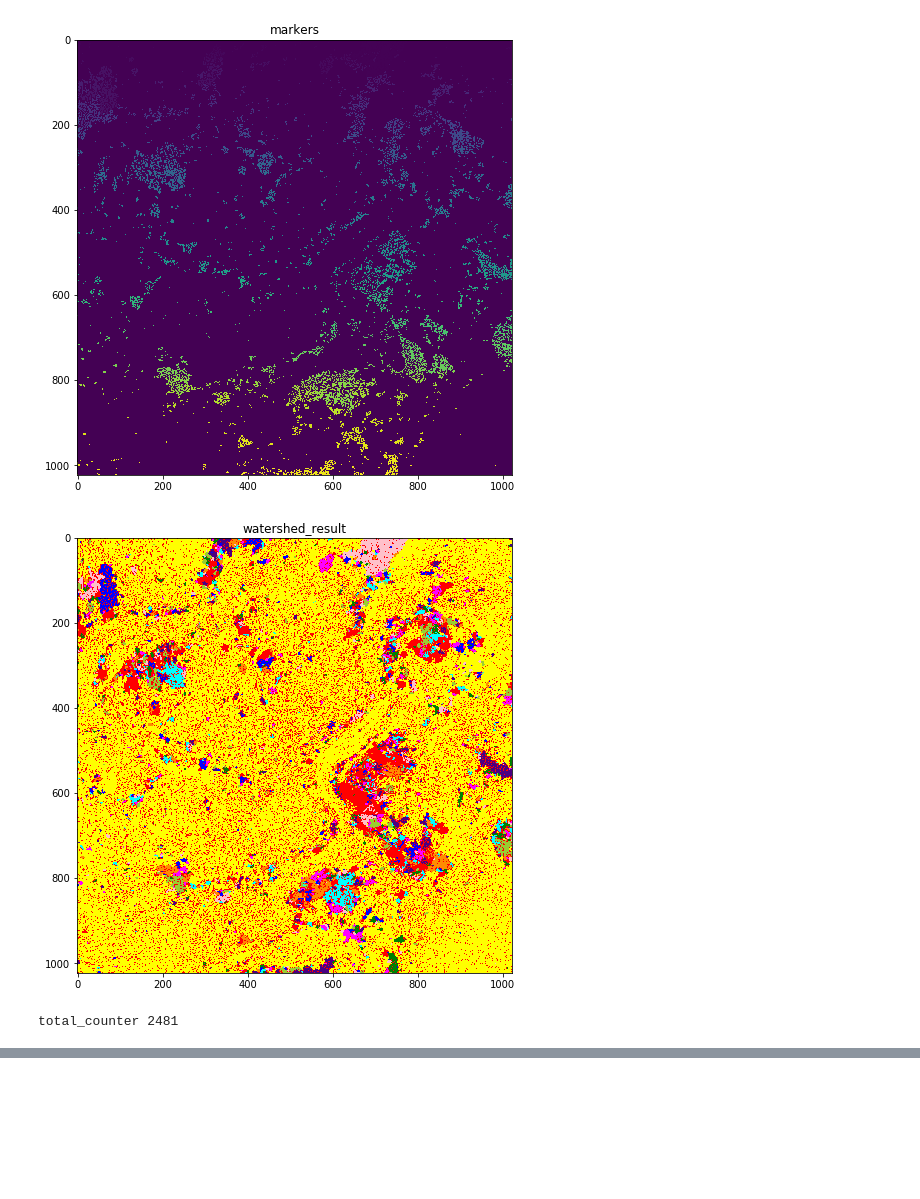
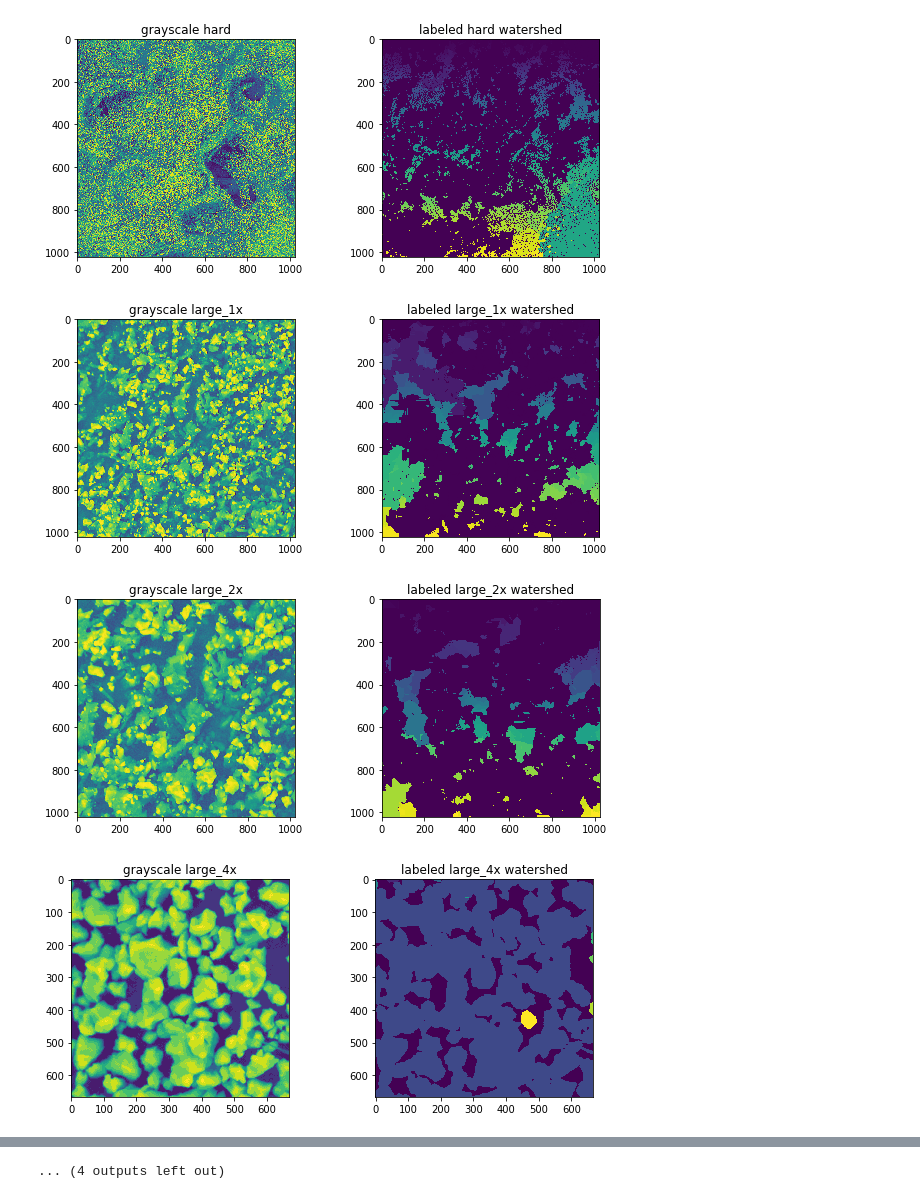
Before and after one commit to Toliak/particle-counter, a Jupyter notebook: notebooks/watershed.ipynb, the cells around one changed output, grey strips where cells are left out. Saved outputs shown, nothing was run; the diff lists cells and outputs as text; code cells hidden in the pictures; blank space fills up the shorter version.

Commit message:
Complete watershed for better output

```diff
--- a/notebooks/watershed.ipynb
+++ b/notebooks/watershed.ipynb
@@ -39,33 +11,42 @@ visualize(distance, 'distance')
-# %%
-from scipy.ndimage import label
-
-markers = label(denoised > MINIMAL_GRAY_MARKER)[0]
-
-visualize(markers, 'markers')
-# %% [output]
-[figure, removed]
-# %%
-from skimage.morphology import watershed
-
-watershed_result = watershed(-distance,
-                             markers,
-                             mask=denoised > MINIMAL_GRAY)
-
-visualize(watershed_result, 'watershed_result')
-# %% [output]
-[figure, removed]
-# %%
-MAX_REG = 1500
-MIN_REG = 10
-
-total_counter = 0
-
-for region in regionprops(watershed_result):
-    if not (MAX_REG > region.area > MIN_REG):
-        continue
-
-    total_counter += 1
-
-print(f'total_counter {total_counter}')
-# %% [output]
-total_counter 2481
+# %%
+MINIMAL_GRAY = 70
+MINIMAL_GRAY_MARKER = 120
+# %%
+from scipy.ndimage import distance_transform_edt, label
+from skimage.morphology import watershed, disk
+import matplotlib.pyplot as plot
+
+log = []
+
+for i, data in enumerate(dataset_list):
+    image, title = data['image'], data['title']
+
+    image = color.rgb2gray(image)
+    image = rank.median(image, disk(2))     # denoise
+
+    plot.figure(i+1, figsize=(10, 4))
+    plot.subplot(121)
+    plot.imshow(image)
+    plot.title(f'grayscale {title}')
+
+    # body
+
+    distance = distance_transform_edt(image > MINIMAL_GRAY)
+    markers, amount = label(image > MINIMAL_GRAY_MARKER)
+    watershed_result = watershed(-distance,
+                             markers,
+                             mask=image > MINIMAL_GRAY)
+
+
+    plot.subplot(122)
+    plot.imshow(watershed_result)
+    plot.title(f'labeled {title} watershed')
+
+    log.append(f'amount {title} watershed: {amount}')
+
+plot.show()
+# %% [output]
+[figure, added]
+[figure, added]
+[figure, added]
+[figure, added]
@@ -71,0 +61 @@ total_counter 2481
+... (4 outputs left out)
```
Also changed, not shown: parts of 5 cells of this notebook, 1 other file.
